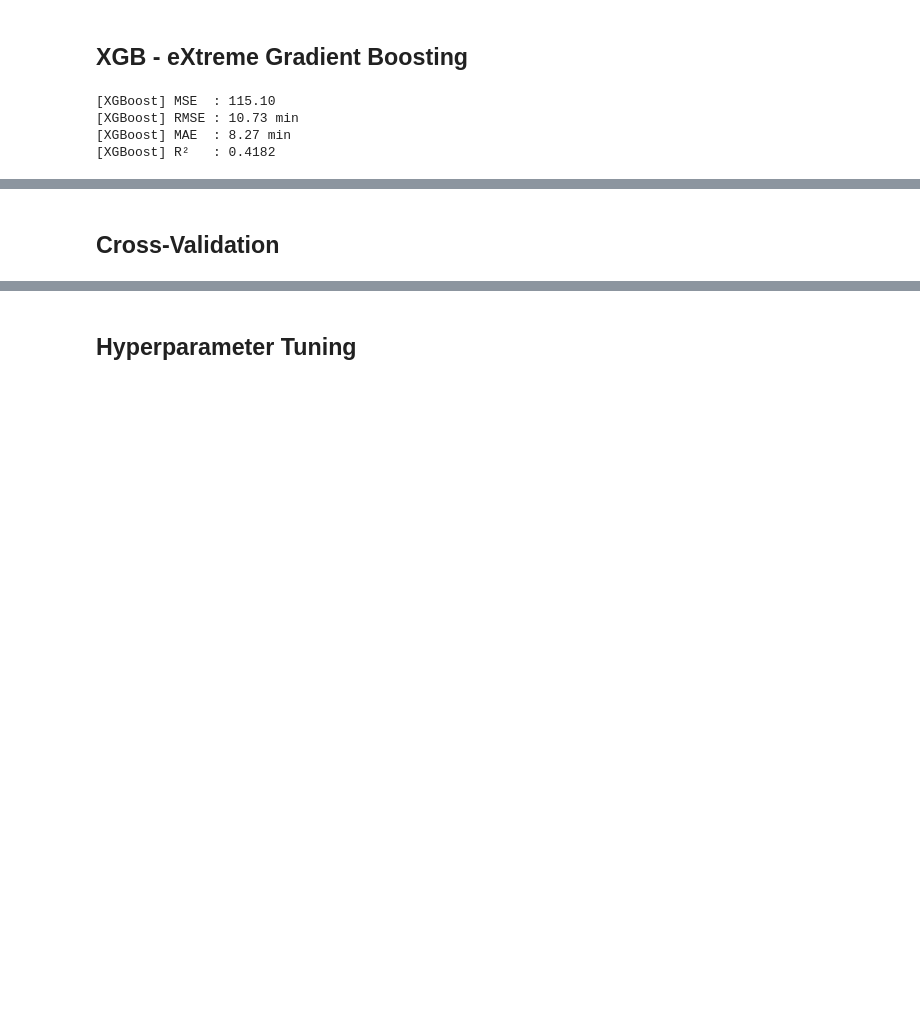
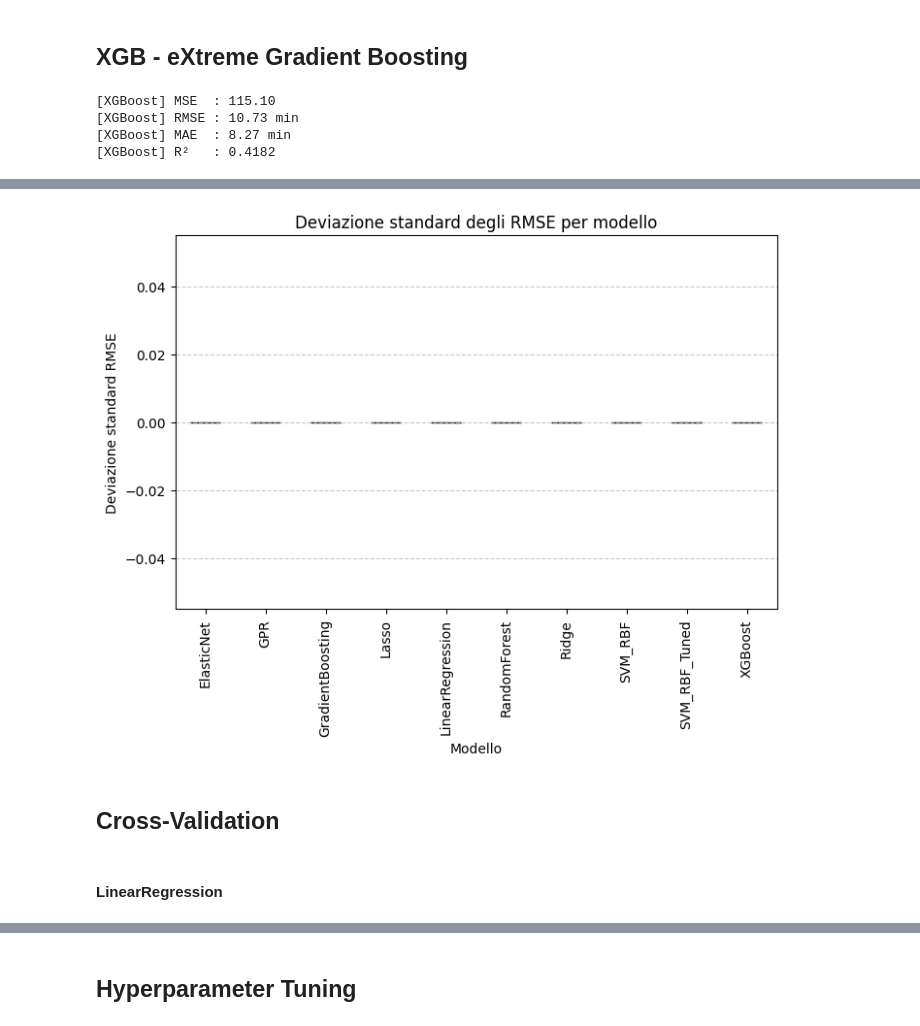
Before and after one commit to gabrynapo/HM_Time_Prediction_Thesis, a Jupyter notebook: data_cleaning.ipynb, the cells around one changed output, grey strips where cells are left out. Saved outputs shown, nothing was run; the diff lists cells and outputs as text; code cells hidden in the pictures; blank space fills up the shorter version.

```diff
--- a/data_cleaning.ipynb
+++ b/data_cleaning.ipynb
@@ -608,2 +790,20 @@ print(f"[XGBoost] R²   : {r2:.4f}")
+# %%
+# Supponiamo di avere già la lista rmse_results
+df = pd.DataFrame(rmse_results, columns=["Modello", "RMSE"])
+
+# Calcola la deviazione standard per modello
+rmse_std = df.groupby("Modello")["RMSE"].std().sort_values()
+
+# Grafico a barre delle deviazioni standard
+plt.figure(figsize=(8, 5))
+rmse_std.plot(kind="bar", color="salmon", edgecolor="black")
+
+plt.ylabel("Deviazione standard RMSE")
+plt.title("Deviazione standard degli RMSE per modello")
+plt.grid(axis="y", linestyle="--", alpha=0.7)
+plt.xticks(rotation=90)
+plt.show()
+# %% [output]
+[figure, added]
 # %% [markdown]
 ## Cross-Validation
@@ -610 +814,3 @@ print(f"[XGBoost] R²   : {r2:.4f}")
+# %% [markdown]
+#### LinearRegression
 # %%
```
Also changed, not shown: parts of 35 cells of this notebook.
